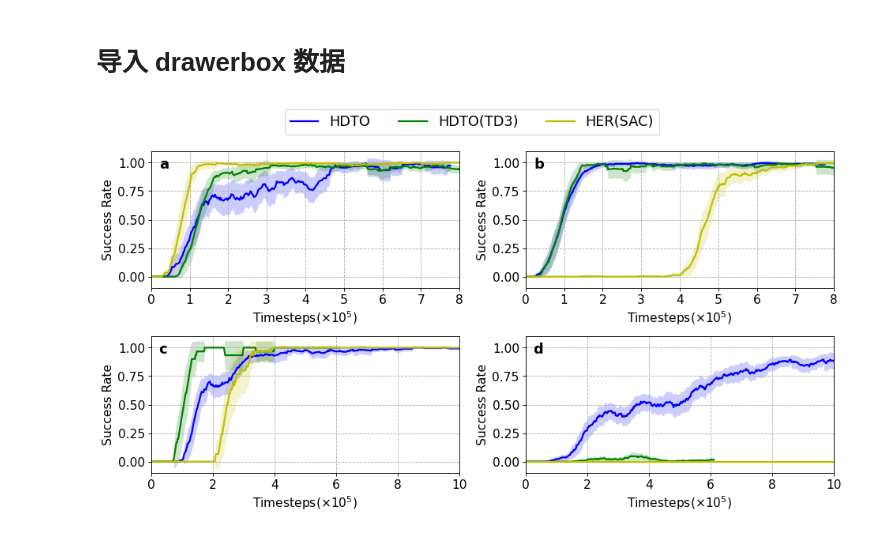
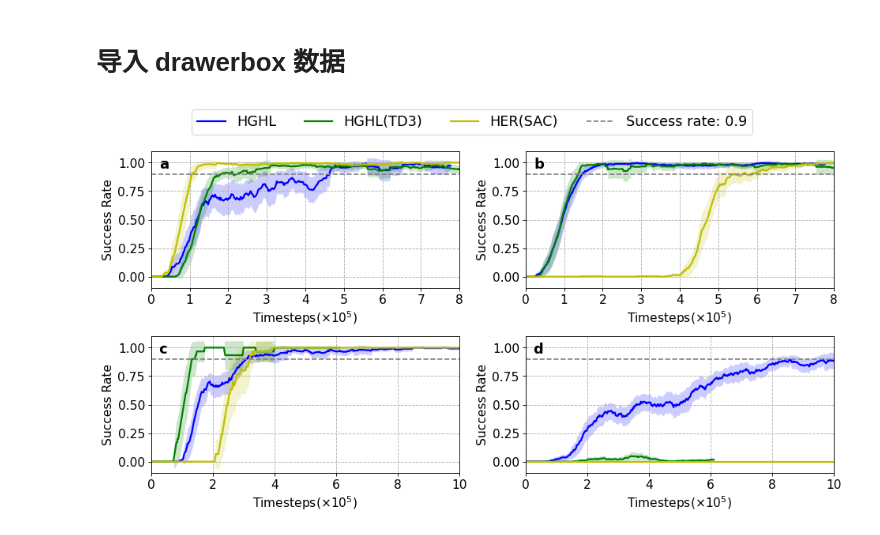
Before and after one commit to NoneJou072/MGHL, a Jupyter notebook: HDTO/data process/cabinet.ipynb, the cells around one changed output. Drawn from its saved outputs; the diff is of its cells as text; code cells hidden in the pictures.

```diff
--- a/HDTO/data process/cabinet.ipynb
+++ b/HDTO/data process/cabinet.ipynb
@@ -92,9 +92,9 @@ place_her_std = place_her_success_rate.rolling(30, min_periods=1).std()
 fig, ((ax1, ax2), (ax3, ax4)) = plt.subplots(2, 2, figsize=(12, 6), dpi=80)
 
 # 第一个子图
-ax1.plot(timesteps_sac, lock_sac_mean, 'b', linewidth=2.0, label='HDTO')
+ax1.plot(timesteps_sac, lock_sac_mean, 'b', linewidth=2.0, label='HGHL')
 ax1.fill_between(timesteps_sac, lock_sac_mean - 0.5 * lock_sac_std, lock_sac_mean + 0.5 * lock_sac_std,color='b', alpha=0.2, linewidth=0)
-ax1.plot(timesteps_td3, lock_td3_mean, 'g', linewidth=2.0, label='HDTO(TD3)')
+ax1.plot(timesteps_td3, lock_td3_mean, 'g', linewidth=2.0, label='HGHL(TD3)')
 ax1.fill_between(timesteps_td3, lock_td3_mean - 0.5 * lock_td3_std, lock_td3_mean + 0.5 * lock_td3_std,color='g', alpha=0.2, linewidth=0)
 ax1.plot(timesteps_her, lock_her_mean, 'y', linewidth=2.0, label='HER(SAC)')
 ax1.fill_between(timesteps_her, lock_her_mean - 0.5 * lock_her_std, lock_her_mean + 0.5 * lock_her_std,color='y', alpha=0.2, linewidth=0)
@@ -106,11 +106,12 @@ ax1.set_ylabel('Success Rate', fontsize=14)
 ax1.tick_params(axis='both', which='major', labelsize=14)
 ax1.grid(linestyle='--')
 ax1.text(0.1, 0.95, ' a', fontsize=16, color='black', fontweight='bold')
+ax1.axhline(y=0.9, color='gray', linestyle='--', label='Success rate: 0.9')
 
 # 第二个子图
-ax2.plot(timesteps_sac, door_sac_mean, 'b', linewidth=2.0, label='HDTO')
+ax2.plot(timesteps_sac, door_sac_mean, 'b', linewidth=2.0, label='HGHL')
 ax2.fill_between(timesteps_sac, door_sac_mean - 0.5 * door_sac_std, door_sac_mean + 0.5 * door_sac_std, color='b', alpha=0.2, linewidth=0)
-ax2.plot(timesteps_td3, door_td3_mean, 'g', linewidth=2.0, label='HDTO(TD3)')
+ax2.plot(timesteps_td3, door_td3_mean, 'g', linewidth=2.0, label='HGHL(TD3)')
 ax2.fill_between(timesteps_td3, door_td3_mean - 0.5 * door_td3_std, door_td3_mean + 0.5 * door_td3_std,color='g', alpha=0.2, linewidth=0)
 ax2.plot(timesteps_her, door_her_mean, 'y', linewidth=2.0, label='HER(SAC)')
 ax2.fill_between(timesteps_her, door_her_mean - 0.5 * door_her_std, door_her_mean + 0.5 * door_her_std,color='y', alpha=0.2, linewidth=0)
@@ -122,11 +123,12 @@ ax2.set_ylabel('Success Rate', fontsize=14)
 ax2.tick_params(axis='both', which='major', labelsize=14)
 ax2.grid(linestyle='--')
 ax2.text(0.1, 0.95, ' b', fontsize=16, color='black', fontweight='bold')
+ax2.axhline(y=0.9, color='gray', linestyle='--', label='Success rate: 0.9')
 
 # 第三个子图
-ax3.plot(timesteps_sac_drawer, drawer_sac_mean, 'b', linewidth=2.0, label='HDTO')
+ax3.plot(timesteps_sac_drawer, drawer_sac_mean, 'b', linewidth=2.0, label='HGHL')
 ax3.fill_between(timesteps_sac_drawer, drawer_sac_mean - 0.5 * drawer_sac_std, drawer_sac_mean + 0.5 * drawer_sac_std,color='b', alpha=0.2, linewidth=0)
-ax3.plot(timesteps_td3_drawer, drawer_td3_mean, 'g', linewidth=2.0, label='HDTO(TD3)')
+ax3.plot(timesteps_td3_drawer, drawer_td3_mean, 'g', linewidth=2.0, label='HGHL(TD3)')
 ax3.fill_between(timesteps_td3_drawer, drawer_td3_mean - 0.5 * drawer_td3_std, drawer_td3_mean + 0.5 * drawer_td3_std,color='g', alpha=0.2, linewidth=0)
 ax3.plot(timesteps_her_drawer, drawer_her_mean, 'y', linewidth=2.0, label='HER(SAC)')
 ax3.fill_between(timesteps_her_drawer, drawer_her_mean - 0.5 * drawer_her_std, drawer_her_mean + 0.5 * drawer_her_std,color='y', alpha=0.2, linewidth=0)
@@ -138,34 +140,36 @@ ax3.set_ylabel('Success Rate', fontsize=14)
 ax3.tick_params(axis='both', which='major', labelsize=14)
 ax3.grid(linestyle='--')
 ax3.text(0.1, 0.95, ' c', fontsize=16, color='black', fontweight='bold')
+ax3.axhline(y=0.9, color='gray', linestyle='--', label='Success rate: 0.9')
 
 # 第四个子图
-ax4.plot(timesteps_sac_drawer, place_sac_mean, 'b', linewidth=2.0, label='HDTO')
+ax4.plot(timesteps_sac_drawer, place_sac_mean, 'b', linewidth=2.0, label='HGHL')
 ax4.fill_between(timesteps_sac_drawer, place_sac_mean - 0.5 * place_sac_std, place_sac_mean + 0.5 * place_sac_std, color='b', alpha=0.2, linewidth=0)
-ax4.plot(timesteps_td3_drawer, place_td3_mean, 'g', linewidth=2.0, label='HDTO(TD3)')
+ax4.plot(timesteps_td3_drawer, place_td3_mean, 'g', linewidth=2.0, label='HGHL(TD3)')
 ax4.fill_between(timesteps_td3_drawer, place_td3_mean - 0.5 * place_td3_std, place_td3_mean + 0.5 * place_td3_std,color='g', alpha=0.2, linewidth=0)
 ax4.plot(timesteps_her_drawer, place_her_mean, 'y', linewidth=2.0, label='HER(SAC)')
 ax4.fill_between(timesteps_her_drawer, place_her_mean - 0.5 * place_her_std, place_her_mean + 0.5 * place_her_std,color='y', alpha=0.2, linewidth=0)
 
 ax4.set_xlim(0, 10)
 ax4.set_ylim(-0.1, 1.1)
 ax4.set_xlabel('Timesteps($\\times 10^5$)', fontsize=14)
 ax4.set_ylabel('Success Rate', fontsize=14)
 ax4.tick_params(axis='both', which='major', labelsize=14)
 ax4.grid(linestyle='--')
 ax4.text(0.1, 0.95, ' d', fontsize=16, color='black', fontweight='bold')
+ax4.axhline(y=0.9, color='gray', linestyle='--', label='Success rate: 0.9')
 
 # 创建共享的图例
 handles, labels = ax1.get_legend_handles_labels()
 fig.legend(handles, labels, loc='lower center', bbox_to_anchor=(0.5, 1), ncol=5, fontsize=16)
 
 # 调整子图之间的间距
 plt.tight_layout()
 
 # 保存图形
-plt.savefig('combined_plot.png', bbox_inches='tight')
+plt.savefig('resources/images/combined_plot.png', bbox_inches='tight')
 
 # 显示图形
 plt.show()
 # %% [output]
-[figure, old version]
+[figure, new version]
```
Also changed, not shown: 25 other files.
